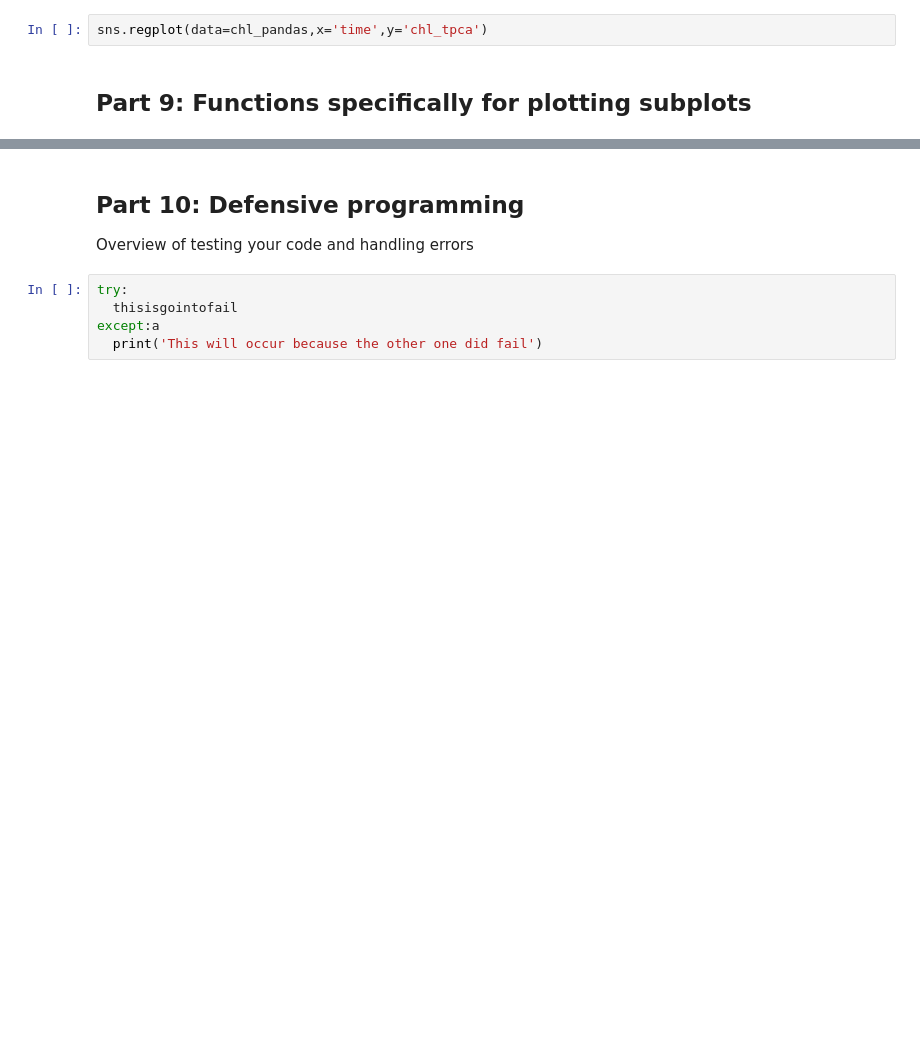
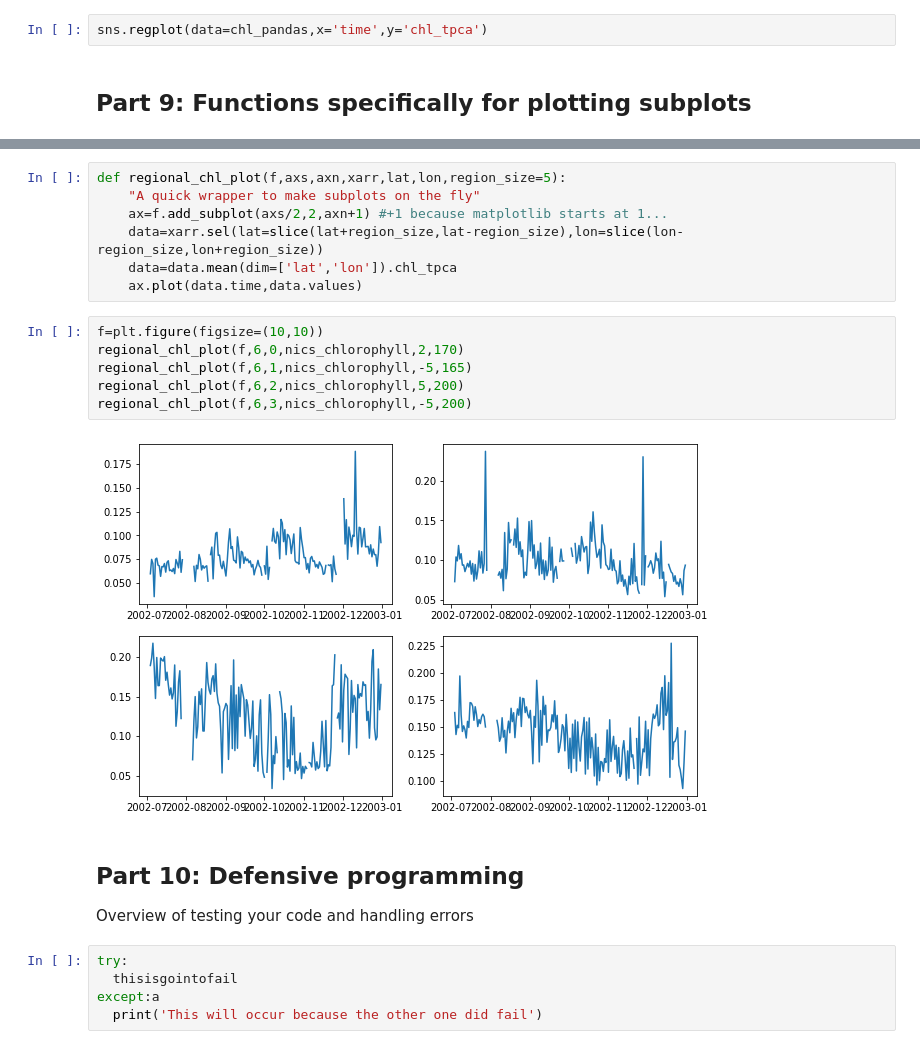
Before and after one commit to datatas/DT-introduction-to-scientific-python, a Jupyter notebook: Introduction_to_scientific_python.ipynb, the cells around one changed output, grey strips where cells are left out. Cells and saved outputs as stored; diff of their text form; blank space fills up the shorter version.

Commit message:
Added subplot function

```diff
--- a/Introduction_to_scientific_python.ipynb
+++ b/Introduction_to_scientific_python.ipynb
@@ -487,3 +589,18 @@ def regional_chlorophyll_plot(ax,axn,xarr,lat,long):
+# %%
+def regional_chl_plot(f,axs,axn,xarr,lat,lon,region_size=5):
+    "A quick wrapper to make subplots on the fly"
+    ax=f.add_subplot(axs/2,2,axn+1) #+1 because matplotlib starts at 1...
+    data=xarr.sel(lat=slice(lat+region_size,lat-region_size),lon=slice(lon-region_size,lon+region_size))
+    data=data.mean(dim=['lat','lon']).chl_tpca
+    ax.plot(data.time,data.values)
+# %%
+f=plt.figure(figsize=(10,10))
+regional_chl_plot(f,6,0,nics_chlorophyll,2,170)
+regional_chl_plot(f,6,1,nics_chlorophyll,-5,165)
+regional_chl_plot(f,6,2,nics_chlorophyll,5,200)
+regional_chl_plot(f,6,3,nics_chlorophyll,-5,200)
+# %% [output]
+[figure, added]
 # %% [markdown]
 ## Part 10: Defensive programming
 Overview of testing your code and handling errors
```
Also changed, not shown: parts of 19 cells of this notebook.
